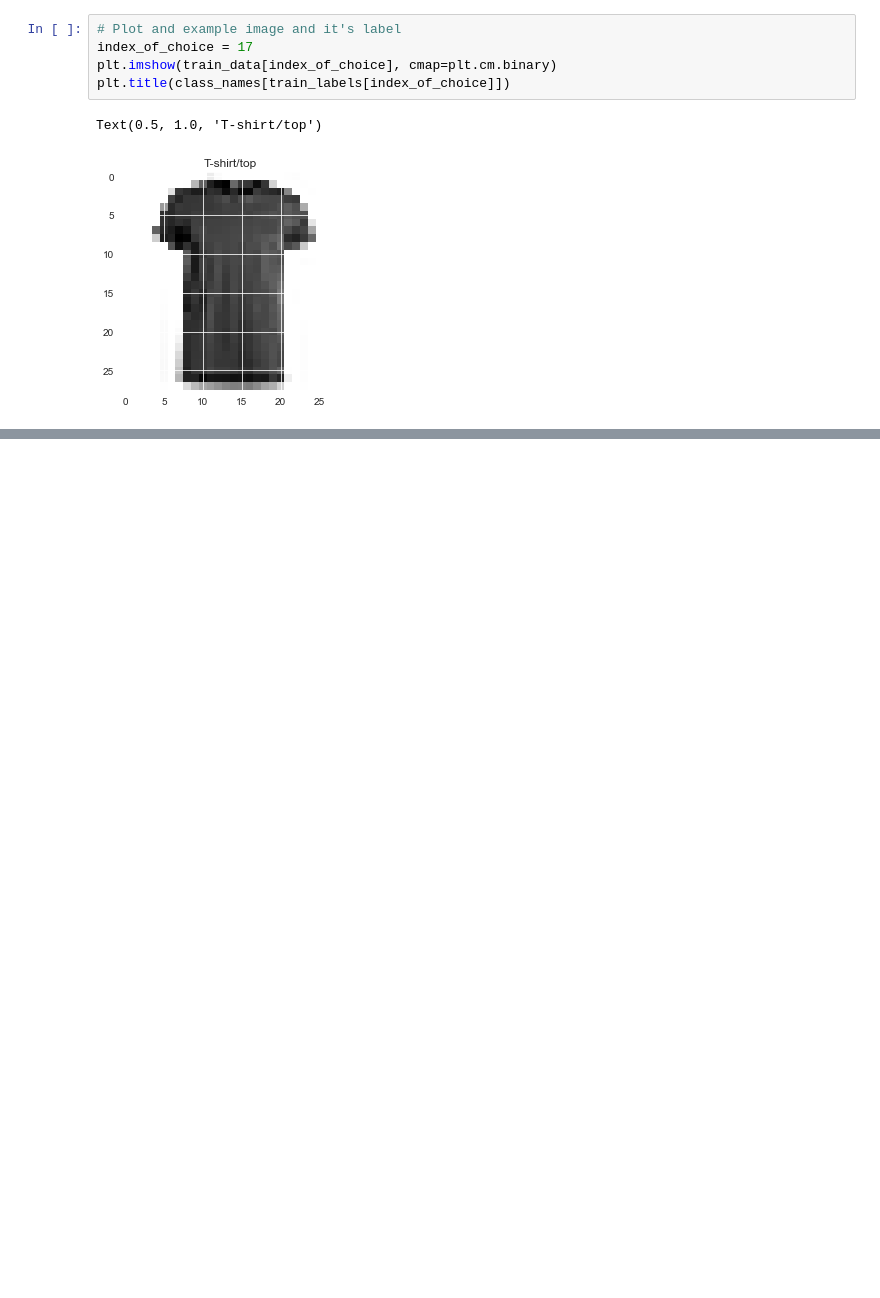
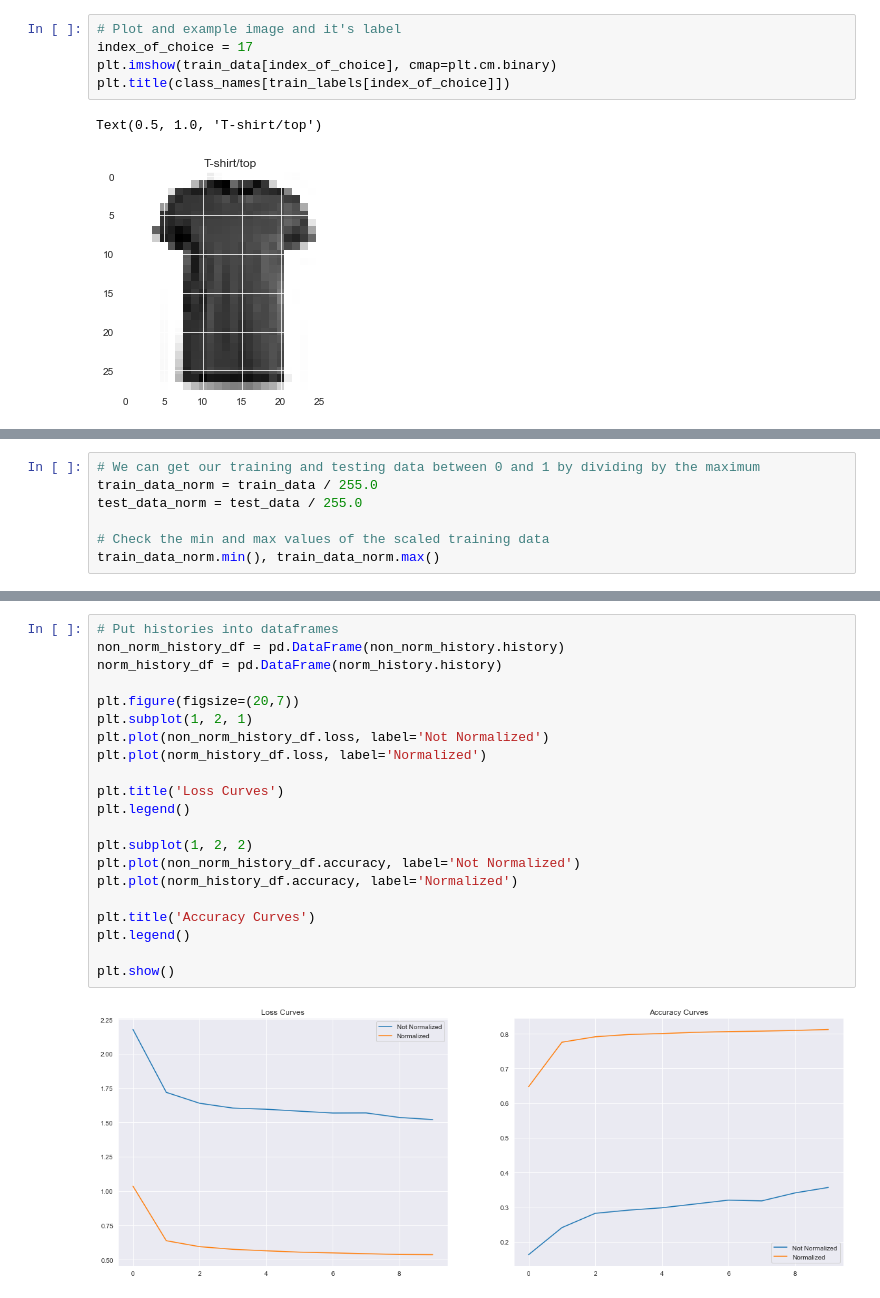
Before and after one commit to georgeharris96/TensorflowDevCourse, a Jupyter notebook: Learning Notebooks/02_neural_network_classification_with_tensorflow.ipynb, the cells around one changed output, grey strips where cells are left out. Saved outputs shown, nothing was run; the diff lists cells and outputs as text; blank space fills up the shorter version.

```diff
--- a/Learning Notebooks/02_neural_network_classification_with_tensorflow.ipynb
+++ b/Learning Notebooks/02_neural_network_classification_with_tensorflow.ipynb
@@ -1170,0 +1252,7 @@ for i in range(4):
+# %%
+# We can get our training and testing data between 0 and 1 by dividing by the maximum
+train_data_norm = train_data / 255.0
+test_data_norm = test_data / 255.0
+
+# Check the min and max values of the scaled training data
+train_data_norm.min(), train_data_norm.max()
@@ -1170,0 +1313,23 @@ for i in range(4):
+# %%
+# Put histories into dataframes
+non_norm_history_df = pd.DataFrame(non_norm_history.history)
+norm_history_df = pd.DataFrame(norm_history.history)
+
+plt.figure(figsize=(20,7))
+plt.subplot(1, 2, 1)
+plt.plot(non_norm_history_df.loss, label='Not Normalized')
+plt.plot(norm_history_df.loss, label='Normalized')
+
+plt.title('Loss Curves')
+plt.legend()
+
+plt.subplot(1, 2, 2)
+plt.plot(non_norm_history_df.accuracy, label='Not Normalized')
+plt.plot(norm_history_df.accuracy, label='Normalized')
+
+plt.title('Accuracy Curves')
+plt.legend()
+
+plt.show()
+# %% [output]
+[figure, added]
```
Also changed, not shown: parts of 10 cells of this notebook.
